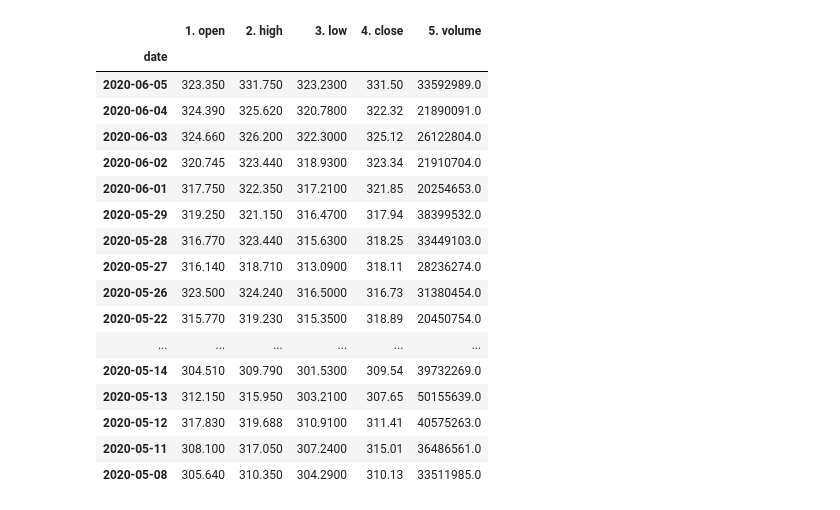
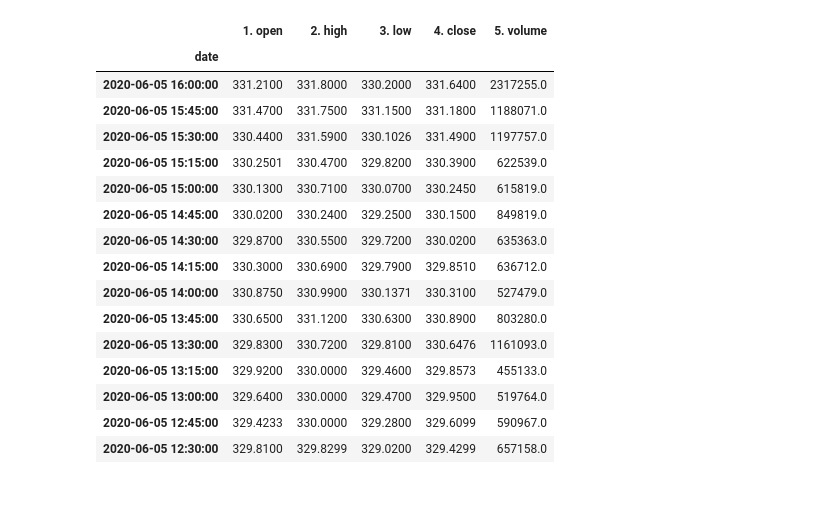
Before and after one commit to glenwang/AITrading, a Jupyter notebook: Trial1.ipynb, the cells around one changed output. Drawn from its saved outputs; the diff is of its cells as text; code cells hidden in the pictures.

```diff
--- a/Trial1.ipynb
+++ b/Trial1.ipynb
@@ -18,27 +18,29 @@ aapl_data, aapl_meta_data = ts.get_daily(symbol=ticker) #for intraday price, ts.
 # aapl_sma is a dict, aapl_meta_sma also a dict
 aapl_sma, aapl_meta_sma = ti.get_sma(symbol=ticker)
-# %%
-df=aapl_data
-df.head(20)
-# %% [output]
-|  | 1. open | 2. high | 3. low | 4. close | 5. volume |
-| date |  |  |  |  |  |
-| 2020-06-05 | 323.350 | 331.750 | 323.2300 | 331.50 | 33592989.0 |
-| 2020-06-04 | 324.390 | 325.620 | 320.7800 | 322.32 | 21890091.0 |
-| 2020-06-03 | 324.660 | 326.200 | 322.3000 | 325.12 | 26122804.0 |
-| 2020-06-02 | 320.745 | 323.440 | 318.9300 | 323.34 | 21910704.0 |
-| 2020-06-01 | 317.750 | 322.350 | 317.2100 | 321.85 | 20254653.0 |
-| 2020-05-29 | 319.250 | 321.150 | 316.4700 | 317.94 | 38399532.0 |
-| 2020-05-28 | 316.770 | 323.440 | 315.6300 | 318.25 | 33449103.0 |
-| 2020-05-27 | 316.140 | 318.710 | 313.0900 | 318.11 | 28236274.0 |
-| 2020-05-26 | 323.500 | 324.240 | 316.5000 | 316.73 | 31380454.0 |
-| 2020-05-22 | 315.770 | 319.230 | 315.3500 | 318.89 | 20450754.0 |
-| ... | ... | ... | ... | ... | ... |
-| 2020-05-14 | 304.510 | 309.790 | 301.5300 | 309.54 | 39732269.0 |
-| 2020-05-13 | 312.150 | 315.950 | 303.2100 | 307.65 | 50155639.0 |
-| 2020-05-12 | 317.830 | 319.688 | 310.9100 | 311.41 | 40575263.0 |
-| 2020-05-11 | 308.100 | 317.050 | 307.2400 | 315.01 | 36486561.0 |
-| 2020-05-08 | 305.640 | 310.350 | 304.2900 | 310.13 | 33511985.0 |
+# %%
+df=aapl_data
+df.to_csv('priceData.csv')
+#read data from the csv file
+#df=pd.read_csv('priceData.csv').set_index(['date'])
+df.head(15)
+# %% [output]
+|  | 1. open | 2. high | 3. low | 4. close | 5. volume |
+| date |  |  |  |  |  |
+| 2020-06-05 16:00:00 | 331.2100 | 331.8000 | 330.2000 | 331.6400 | 2317255.0 |
+| 2020-06-05 15:45:00 | 331.4700 | 331.7500 | 331.1500 | 331.1800 | 1188071.0 |
+| 2020-06-05 15:30:00 | 330.4400 | 331.5900 | 330.1026 | 331.4900 | 1197757.0 |
+| 2020-06-05 15:15:00 | 330.2501 | 330.4700 | 329.8200 | 330.3900 | 622539.0 |
+| 2020-06-05 15:00:00 | 330.1300 | 330.7100 | 330.0700 | 330.2450 | 615819.0 |
+| 2020-06-05 14:45:00 | 330.0200 | 330.2400 | 329.2500 | 330.1500 | 849819.0 |
+| 2020-06-05 14:30:00 | 329.8700 | 330.5500 | 329.7200 | 330.0200 | 635363.0 |
+| 2020-06-05 14:15:00 | 330.3000 | 330.6900 | 329.7900 | 329.8510 | 636712.0 |
+| 2020-06-05 14:00:00 | 330.8750 | 330.9900 | 330.1371 | 330.3100 | 527479.0 |
+| 2020-06-05 13:45:00 | 330.6500 | 331.1200 | 330.6300 | 330.8900 | 803280.0 |
+| 2020-06-05 13:30:00 | 329.8300 | 330.7200 | 329.8100 | 330.6476 | 1161093.0 |
+| 2020-06-05 13:15:00 | 329.9200 | 330.0000 | 329.4600 | 329.8573 | 455133.0 |
+| 2020-06-05 13:00:00 | 329.6400 | 330.0000 | 329.4700 | 329.9500 | 519764.0 |
+| 2020-06-05 12:45:00 | 329.4233 | 330.0000 | 329.2800 | 329.6099 | 590967.0 |
+| 2020-06-05 12:30:00 | 329.8100 | 329.8299 | 329.0200 | 329.4299 | 657158.0 |
 # %%
 dfRatio = df[['1. open','2. high', '3. low','4. close']]/df['1. open'].iloc[-1]-1
 dfRatio
```
Also changed, not shown: parts of 3 cells of this notebook, 2 other files.
